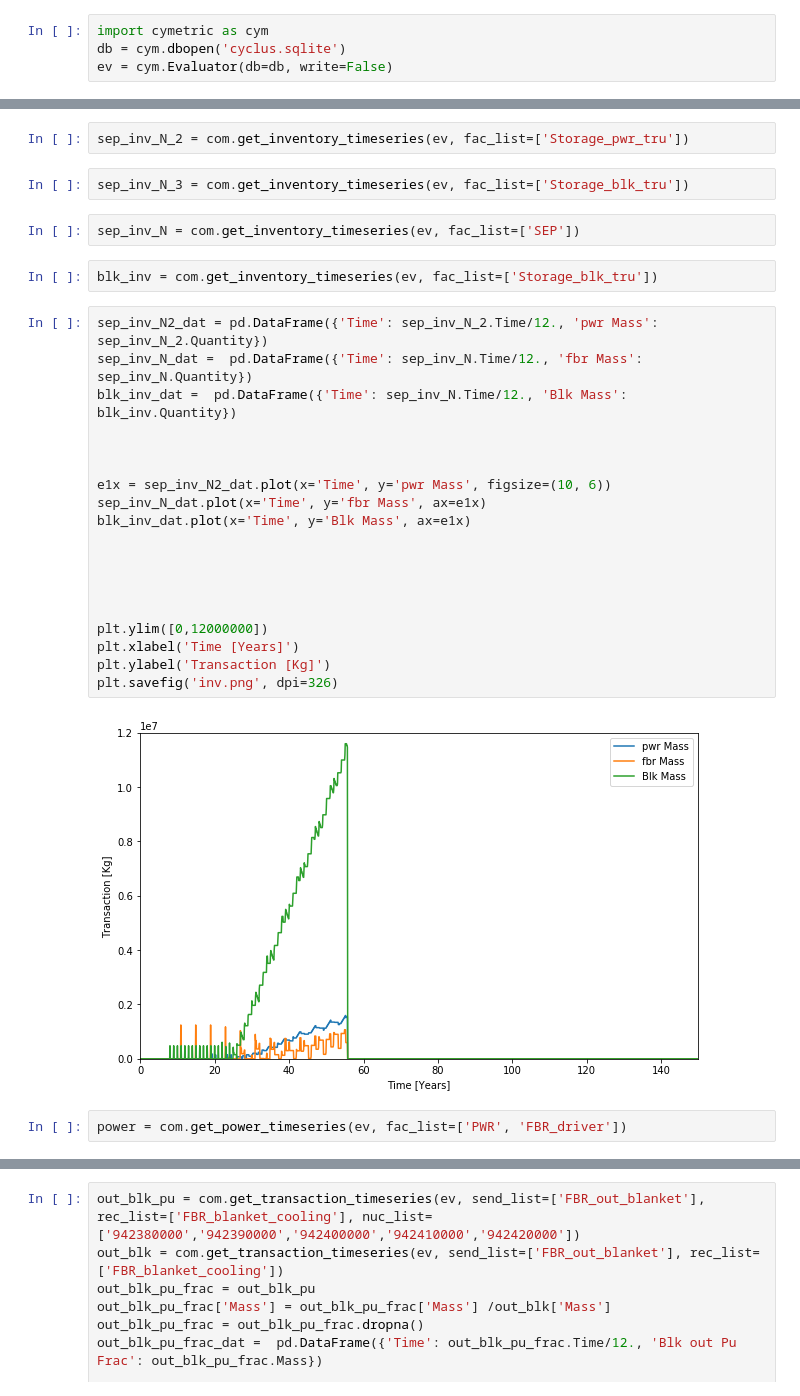
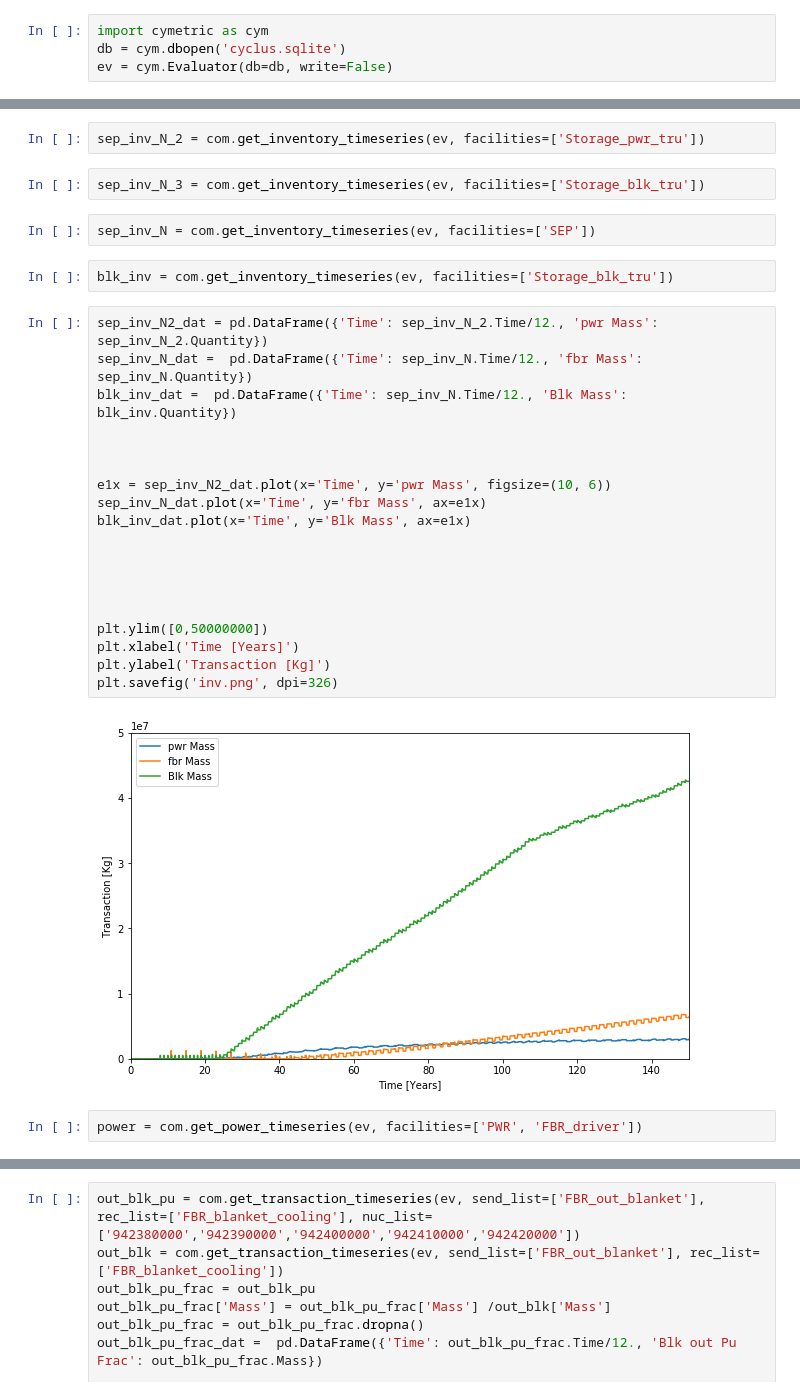
Before and after one commit to Baaaaam/EG30, a Jupyter notebook: EG30_analysis.ipynb, the cells around one changed output, grey strips where cells are left out. Saved outputs shown, nothing was run; the diff lists cells and outputs as text.

```diff
--- a/EG30_analysis.ipynb
+++ b/EG30_analysis.ipynb
@@ -54,34 +54,34 @@ plt.savefig('trans.png', dpi=326)
 # %%
-sep_inv_N_2 = com.get_inventory_timeseries(ev, fac_list=['Storage_pwr_tru'])
+sep_inv_N_2 = com.get_inventory_timeseries(ev, facilities=['Storage_pwr_tru'])
 # %%
-sep_inv_N_3 = com.get_inventory_timeseries(ev, fac_list=['Storage_blk_tru'])
+sep_inv_N_3 = com.get_inventory_timeseries(ev, facilities=['Storage_blk_tru'])
 # %%
-sep_inv_N = com.get_inventory_timeseries(ev, fac_list=['SEP'])
+sep_inv_N = com.get_inventory_timeseries(ev, facilities=['SEP'])
 # %%
-blk_inv = com.get_inventory_timeseries(ev, fac_list=['Storage_blk_tru'])
+blk_inv = com.get_inventory_timeseries(ev, facilities=['Storage_blk_tru'])
 # %%
 sep_inv_N2_dat = pd.DataFrame({'Time': sep_inv_N_2.Time/12., 'pwr Mass': sep_inv_N_2.Quantity})
 sep_inv_N_dat =  pd.DataFrame({'Time': sep_inv_N.Time/12., 'fbr Mass': sep_inv_N.Quantity})
 blk_inv_dat =  pd.DataFrame({'Time': sep_inv_N.Time/12., 'Blk Mass': blk_inv.Quantity})
 
 
 
 e1x = sep_inv_N2_dat.plot(x='Time', y='pwr Mass', figsize=(10, 6))
 sep_inv_N_dat.plot(x='Time', y='fbr Mass', ax=e1x)
 blk_inv_dat.plot(x='Time', y='Blk Mass', ax=e1x)
 
 
 
 
 
-plt.ylim([0,12000000])
+plt.ylim([0,50000000])
 plt.xlabel('Time [Years]')
 plt.ylabel('Transaction [Kg]')
 plt.savefig('inv.png', dpi=326)
 # %% [output]
-[figure, old version]
+[figure, new version]
 # %%
-power = com.get_power_timeseries(ev, fac_list=['PWR', 'FBR_driver'])
+power = com.get_power_timeseries(ev, facilities=['PWR', 'FBR_driver'])
 # %%
 power_dat = pd.DataFrame({'Time': power.Time/12., 'Power': power.Value})
 
```
Also changed, not shown: parts of 6 cells of this notebook, 3 other files.
